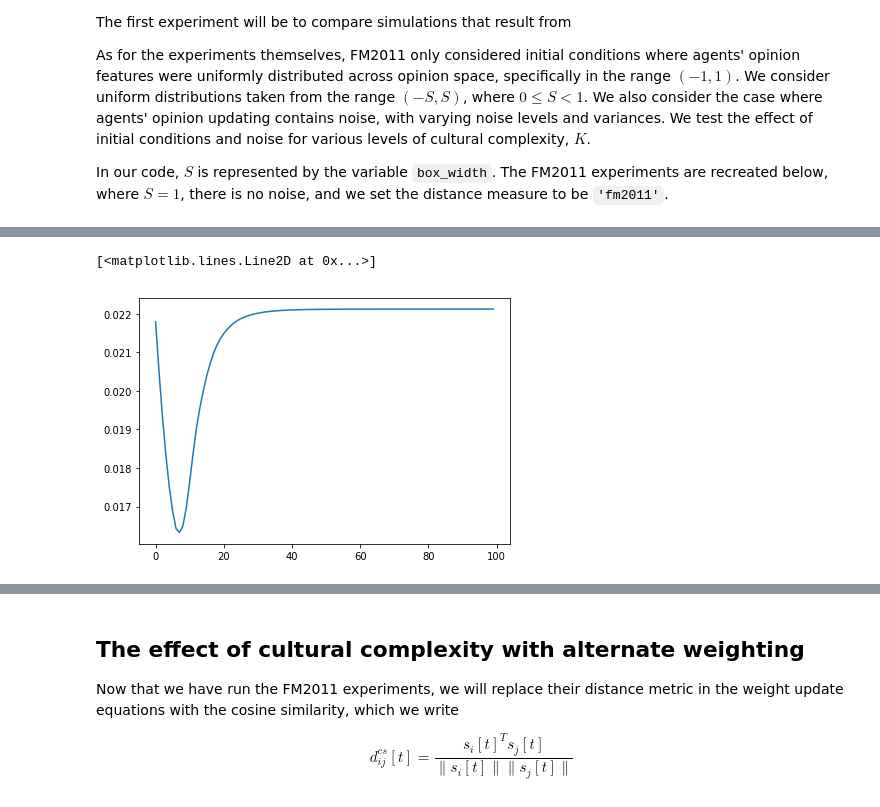
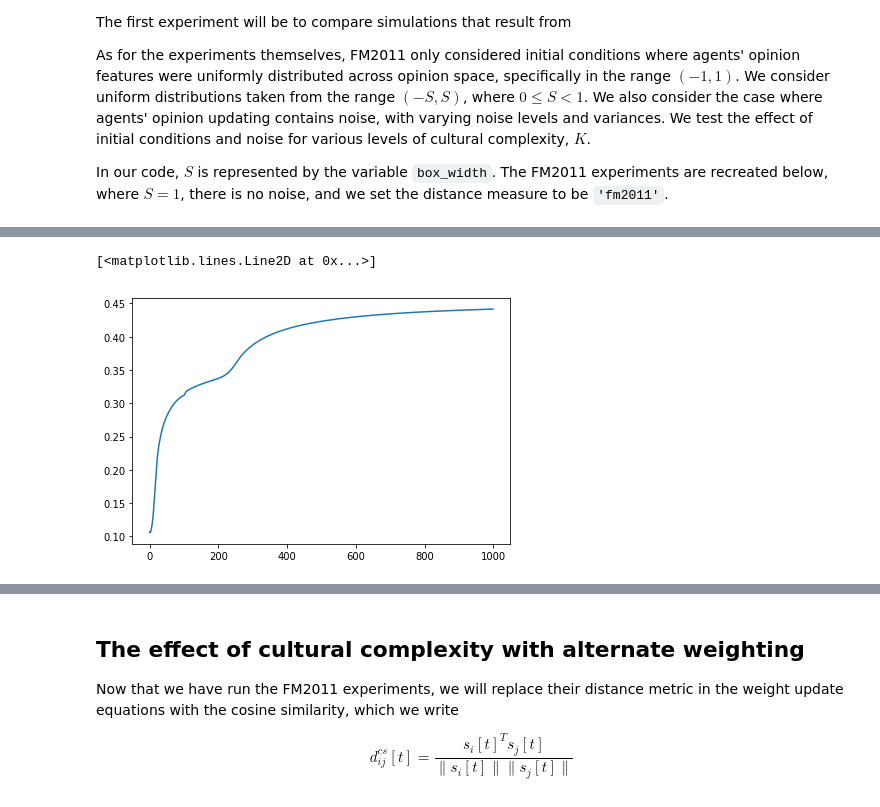
Before and after one commit to mt-digital/polarization, a Jupyter notebook: Experiment Examples.ipynb, the cells around one changed output, grey strips where cells are left out. Drawn from its saved outputs; the diff is of its cells as text; code cells hidden in the pictures.

```diff
--- a/Experiment Examples.ipynb
+++ b/Experiment Examples.ipynb
@@ -9,20 +9,27 @@ As for the experiments themselves, FM2011 only considered initial conditions whe
 
 In our code, $S$ is represented by the variable `box_width`. The FM2011 experiments are recreated below, where $S=1$, there is no noise, and we set the distance measure to be `'fm2011'`.
 # %%
+import warnings
+warnings.filterwarnings("ignore")  # to silence tight_layout warnings
+
 import matplotlib.pyplot as plt
 
 from experiments.within_box import BoxedCavesExperiment
 
 S = 1.0
 noise_level = 0.0
-K = 10
-rewire_probability = 0.006  # need to double check this
+K = 2
+rewire_probability = 0.1  # need to double check this
+n_caves = 20
+n_per_cave = 5
 
 # Set up experiment.
-experiment = BoxedCavesExperiment(5, 20, S, K)
-experiment.setup(add_cxn_prob=0.01)
+experiment = BoxedCavesExperiment(
+    n_caves, n_per_cave, S, K=K, rewire_prob=0.1
+)
+# experiment.setup(add_cxn_prob=0.01)
 # Iterate 1000 times. Polarization is saved for each iteration.
-experiment.iterate(100, noise_level=noise_level)
+experiment.iterate(1000, noise_level=noise_level)
 
 h = experiment.history['polarization']
 t = [el[0] for el in h]
@@ -33,4 +40,4 @@ plt.plot(t, polarization)
 [<matplotlib.lines.Line2D at 0x...>]
-[figure, old version]
+[figure, new version]
 # %%
 # Now do K=1, 2, 3, 5
```
Also changed, not shown: parts of 8 cells of this notebook, 5 other files.
